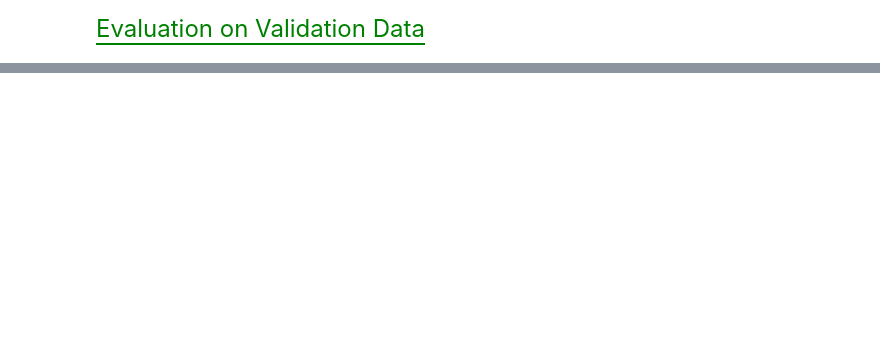
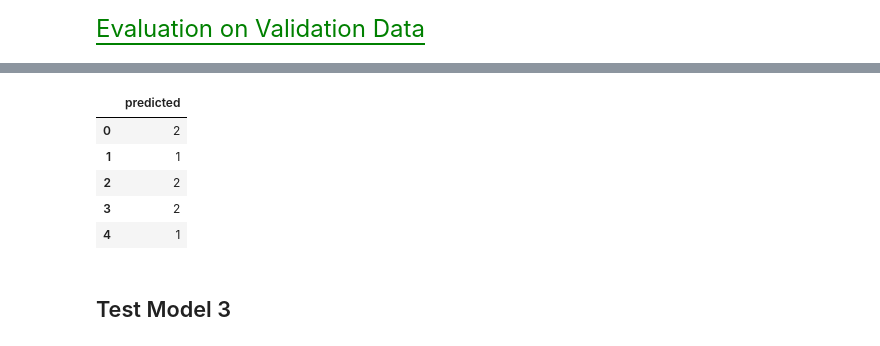
Before and after one commit to mr-robot77/Quera_G11-Project3, a Jupyter notebook: Problem2-Sentiment Analysis-NLP/Sentiment_Analysis_Amazon_NLP_Q3.ipynb, the cells around one changed output, grey strips where cells are left out. Saved outputs shown, nothing was run; the diff lists cells and outputs as text; code cells hidden in the pictures; blank space fills up the shorter version.

Commit message:
Add Model3 Bert FineTune

```diff
--- a/Problem2-Sentiment Analysis-NLP/Sentiment_Analysis_Amazon_NLP_Q3.ipynb
+++ b/Problem2-Sentiment Analysis-NLP/Sentiment_Analysis_Amazon_NLP_Q3.ipynb
@@ -816,7 +904,7 @@ save_model(model3, tokenizer3,
 # %%
-predicted_test = model1.predict([test_encoded['input_ids'], test_encoded['attention_mask']])
-logits_test = predicted_test.logits
+predicted_test = model3.predict({'input_ids':x_test['input_ids'],'attention_mask':x_test['attention_mask']})
+# logits_test = predicted_test.logits
 
-y_test_predicted = tf.argmax(logits_test, axis=1)
+y_test_predicted = tf.argmax(predicted_test, axis=1)
 y_test_predicted = y_test_predicted.numpy() + 1
 # %% [output]
@@ -823,0 +912,14 @@ y_test_predicted = y_test_predicted.numpy() + 1
+# %%
+df = pd.DataFrame({'predicted': y_test_predicted})
+
+df.to_csv('/kaggle/working/q2_submission_model_bert_finetune_10Epoch.csv', index=False)
+df.head()
+# %% [output]
+|  | predicted |
+| 0 | 2 |
+| 1 | 1 |
+| 2 | 2 |
+| 3 | 2 |
+| 4 | 1 |
+# %% [markdown]
+## Test Model 3
```
Also changed, not shown: parts of 80 cells of this notebook.
